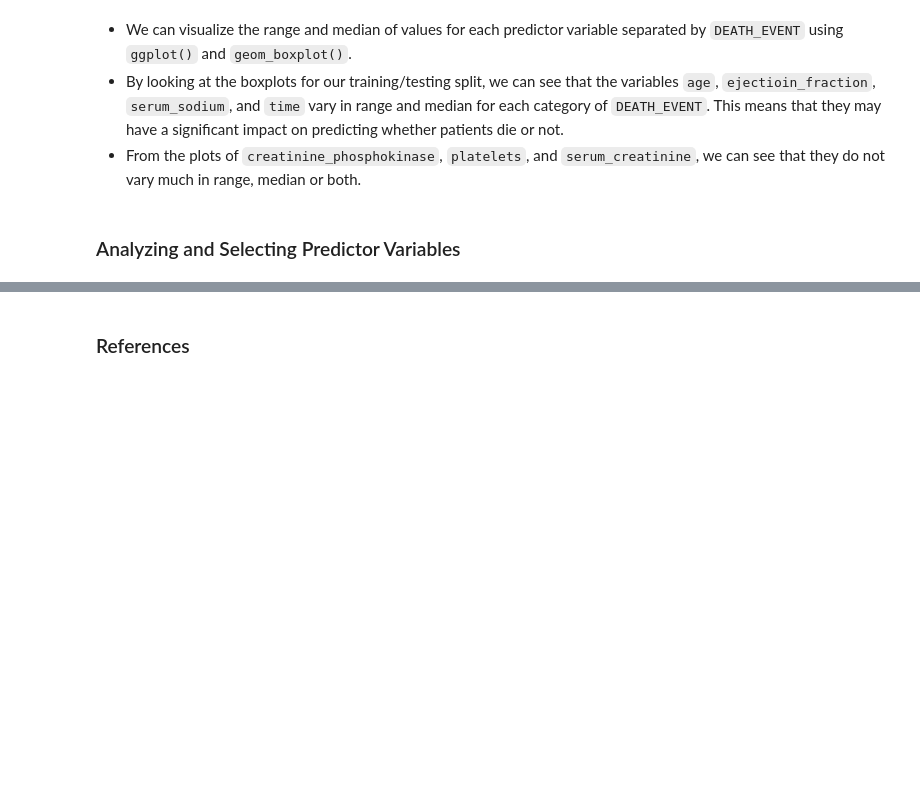
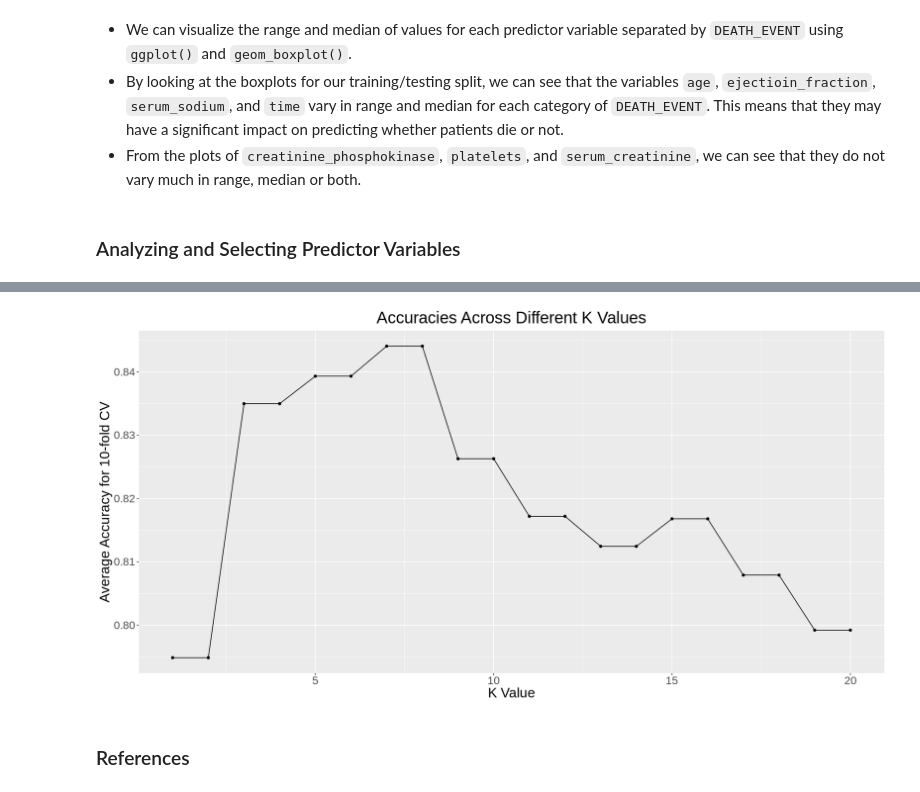
Before and after one commit to pinklily1202/Group-30, a Jupyter notebook: group30.ipynb, the cells around one changed output, grey strips where cells are left out. Drawn from its saved outputs; the diff is of its cells as text; code cells hidden in the pictures; blank space fills up the shorter version.

```diff
--- a/group30.ipynb
+++ b/group30.ipynb
@@ -285,0 +320,16 @@ a_results_best <- a_results |>
+# %%
+aest_recipe <- recipe(DEATH_EVENT ~ age + ejection_fraction + serum_sodium + time, heart_train) |>
+    step_scale(all_predictors()) |>
+    step_center(all_predictors())
+
+aest_results <- workflow() |>
+    add_recipe(aest_recipe) |>
+    add_model(knn_spec) |>
+    tune_grid(resamples = heart_vfold, grid = gridvals) |>
+    collect_metrics() |>
+    filter(.metric == "accuracy")
+
+aest_results_best <- aest_results |>
+    arrange(desc(mean)) |>
+    slice(1) |>
+    pull(mean)
@@ -285,0 +364,12 @@ a_results_best <- a_results |>
+# %%
+k_vals <- tibble(neighbors = 1:20)
+
+
+heart_results <- workflow() |>
+    add_recipe(aest_recipe) |> # aest_recipe is previously defined
+    add_model(knn_spec) |>
+    tune_grid(resamples = heart_vfold, grid = k_vals) |>
+    collect_metrics() |>
+    filter(.metric == "accuracy")
+heart_results |>
+    arrange(desc(mean))
@@ -286,3 +396,19 @@ a_results_best <- a_results |>
+# %%
+options(repr.plot.width = 16, repr.plot.height = 8)
+
+
+k_accuracies_plot <- heart_results |>
+    ggplot(aes(x = neighbors, y = mean)) +
+    geom_point() +
+    geom_line() +
+    labs(x = "K Value", y = "Average Accuracy for 10-fold CV") +
+    ggtitle("Accuracies Across Different K Values") +
+    theme(text = element_text(size = 20)) +
+    theme(plot.title = element_text(hjust = 0.5))
+
+k_accuracies_plot
+# %% [output]
+[figure, added]
 # %% [markdown]
 ### References
 # %% [markdown]
```
Also changed, not shown: parts of 14 cells of this notebook.
